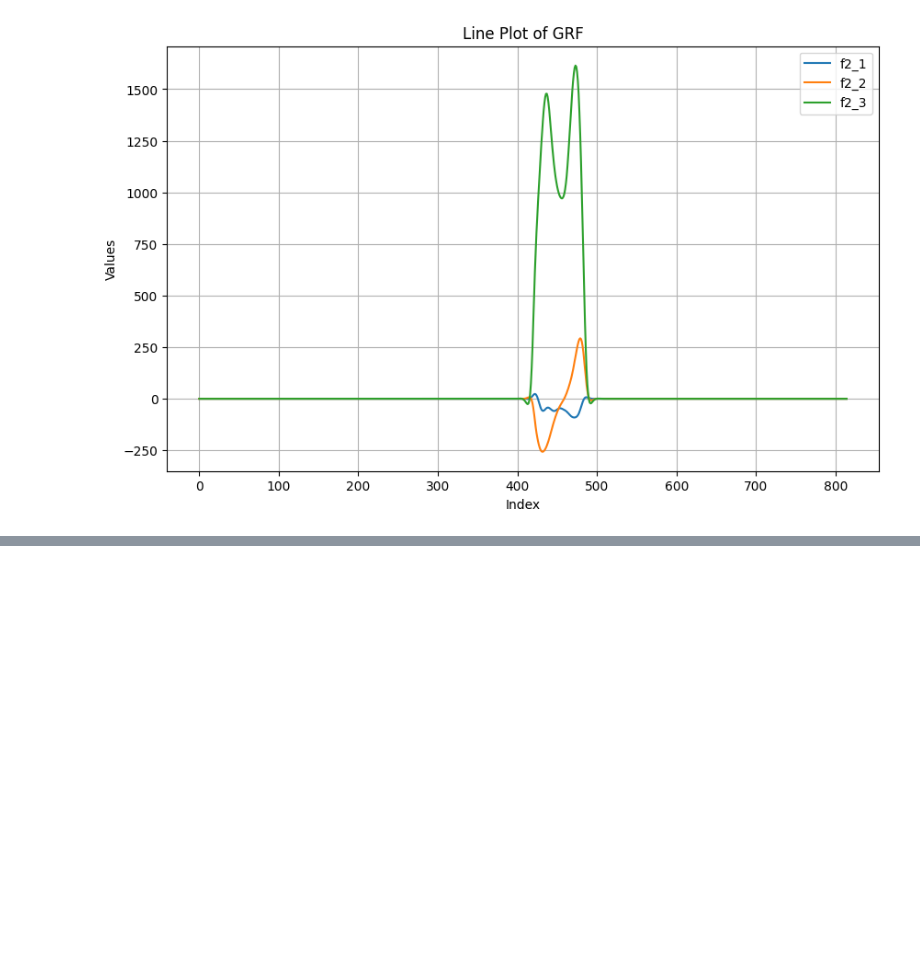
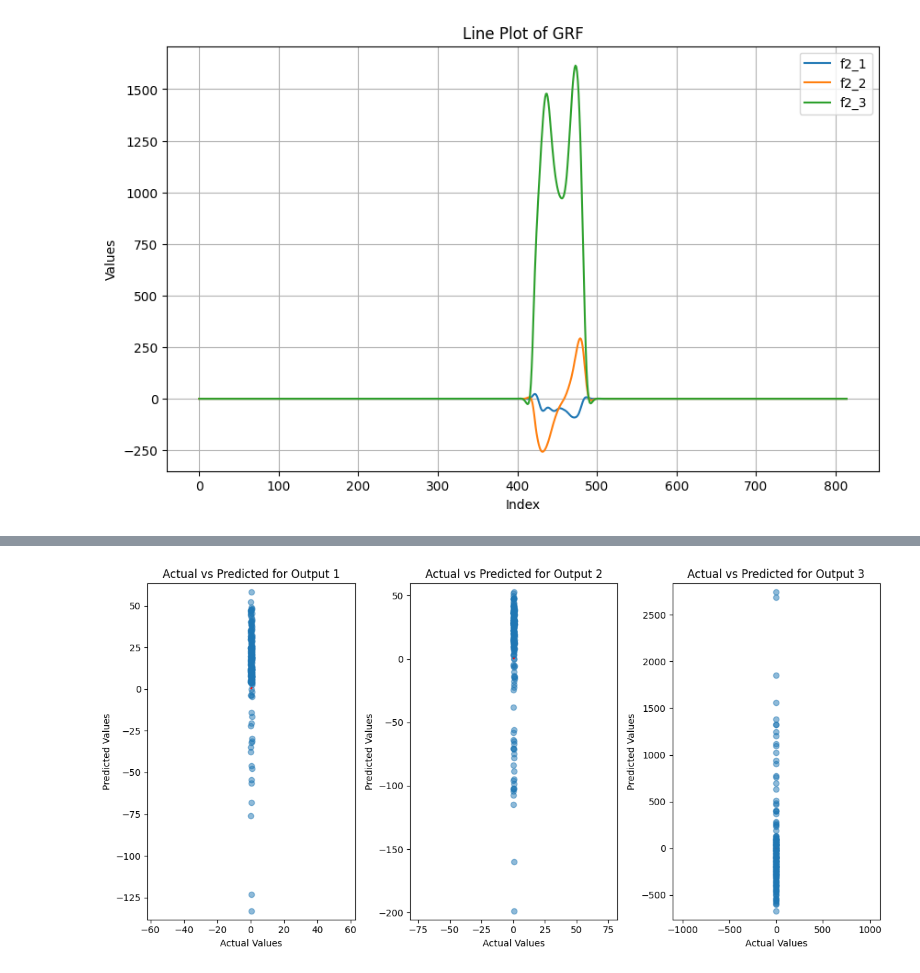
Before and after one commit to gateway240/ai-imu-grf, a Jupyter notebook: alex-ml-v1.ipynb, the cells around one changed output, grey strips where cells are left out. Cells and saved outputs as stored; diff of their text form; code cells hidden in the pictures; blank space fills up the shorter version.

```diff
--- a/alex-ml-v1.ipynb
+++ b/alex-ml-v1.ipynb
@@ -491,0 +623,21 @@ y shape: (815, 3)
+# %%
+# Create a figure
+plt.figure(figsize=(12, 6))
+actual_values = y_test
+predicted_values = predictions
+
+# Plot actual vs predicted for each output (x, y, z)
+for i in range(3):
+    plt.subplot(1, 3, i + 1)
+    plt.scatter(actual_values[:, i], predicted_values[:, i], alpha=0.5)
+    plt.plot([actual_values[:, i].min(), actual_values[:, i].max()],
+             [actual_values[:, i].min(), actual_values[:, i].max()], 'r--')  # Diagonal line
+    plt.title(f'Actual vs Predicted for Output {i+1}')
+    plt.xlabel('Actual Values')
+    plt.ylabel('Predicted Values')
+    plt.axis('equal')
+
+plt.tight_layout()
+plt.show()
+# %% [output]
+[figure, added]
```
Also changed, not shown: parts of 9 cells of this notebook.
